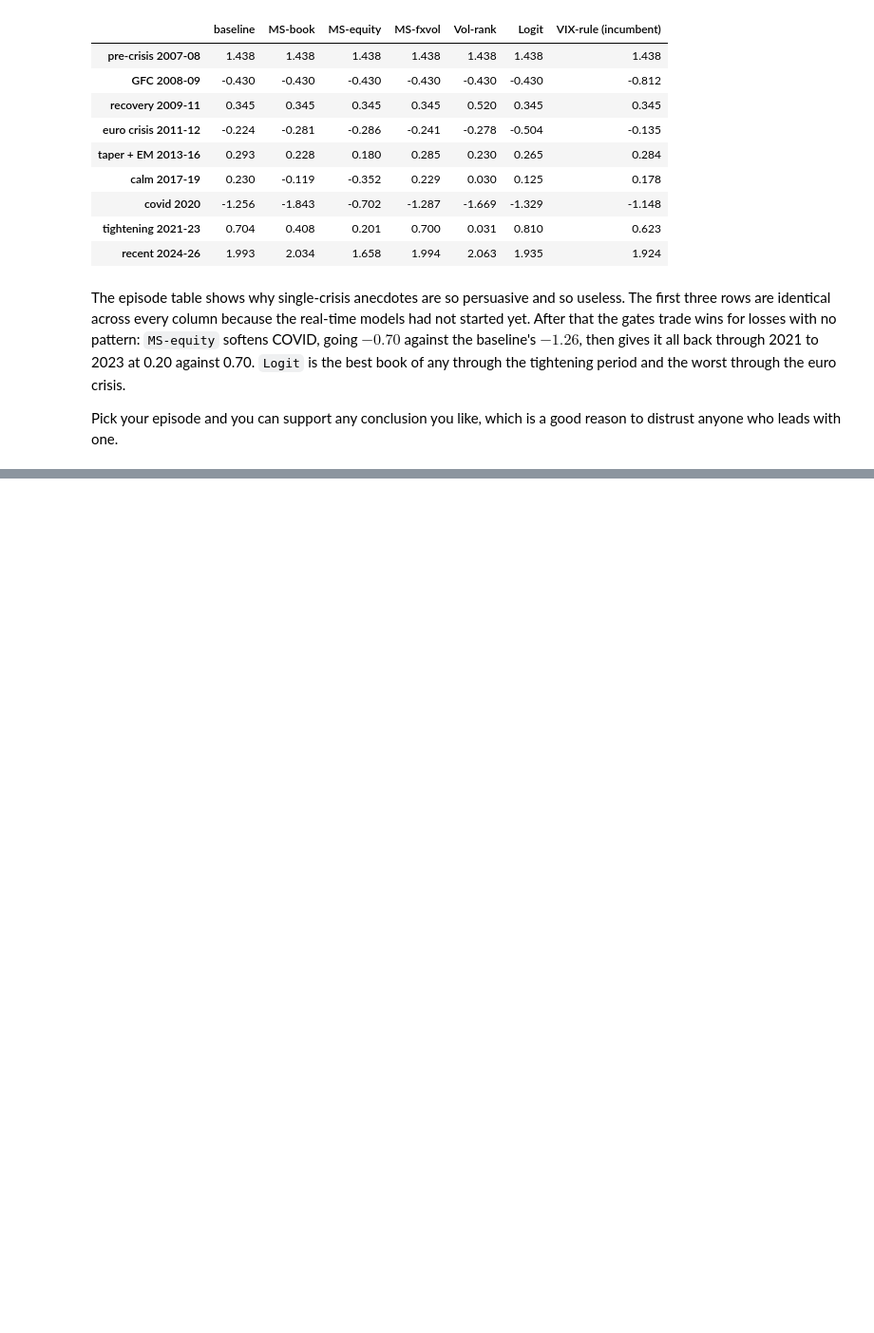
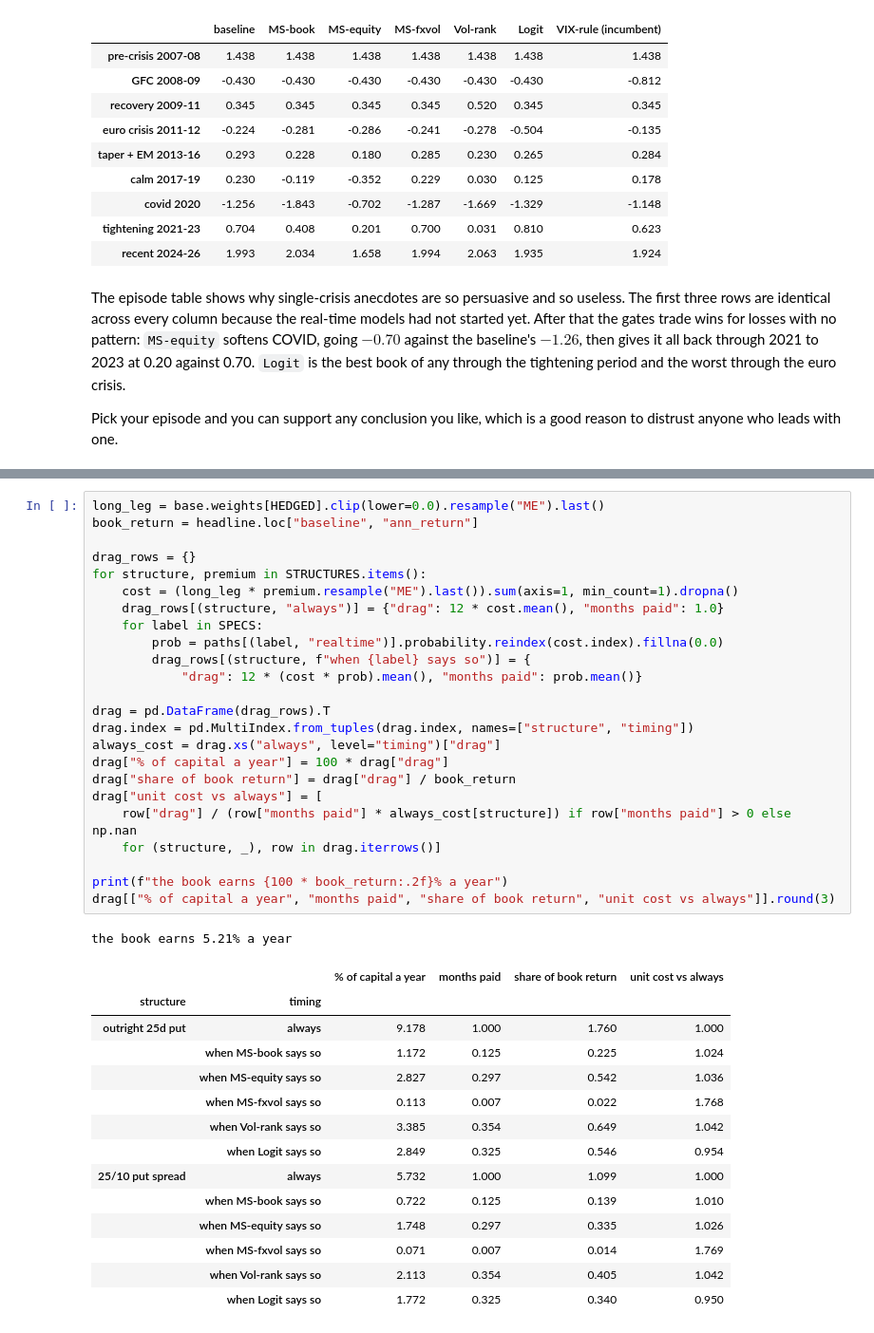
Before and after one commit to theoyuanlee/FX_Carry_26_Summer_PL, a Jupyter notebook: dafu/regime_switching_carry.ipynb, the cells around one changed output, grey strips where cells are left out. Shown at 95% size. Cells and saved outputs as stored; diff of their text form; blank space fills up the shorter version.

```diff
--- a/dafu/regime_switching_carry.ipynb
+++ b/dafu/regime_switching_carry.ipynb
@@ -856,0 +977,40 @@ distrust anyone who leads with one.
+# %%
+long_leg = base.weights[HEDGED].clip(lower=0.0).resample("ME").last()
+book_return = headline.loc["baseline", "ann_return"]
+
+drag_rows = {}
+for structure, premium in STRUCTURES.items():
+    cost = (long_leg * premium.resample("ME").last()).sum(axis=1, min_count=1).dropna()
+    drag_rows[(structure, "always")] = {"drag": 12 * cost.mean(), "months paid": 1.0}
+    for label in SPECS:
+        prob = paths[(label, "realtime")].probability.reindex(cost.index).fillna(0.0)
+        drag_rows[(structure, f"when {label} says so")] = {
+            "drag": 12 * (cost * prob).mean(), "months paid": prob.mean()}
+
+drag = pd.DataFrame(drag_rows).T
+drag.index = pd.MultiIndex.from_tuples(drag.index, names=["structure", "timing"])
+always_cost = drag.xs("always", level="timing")["drag"]
+drag["% of capital a year"] = 100 * drag["drag"]
+drag["share of book return"] = drag["drag"] / book_return
+drag["unit cost vs always"] = [
+    row["drag"] / (row["months paid"] * always_cost[structure]) if row["months paid"] > 0 else np.nan
+    for (structure, _), row in drag.iterrows()]
+
+print(f"the book earns {100 * book_return:.2f}% a year")
+drag[["% of capital a year", "months paid", "share of book return", "unit cost vs always"]].round(3)
+# %% [output]
+the book earns 5.21% a year
+|  |  | % of capital a year | months paid | share of book return | unit cost vs always |
+| structure | timing |  |  |  |  |
+| outright 25d put | always | 9.178 | 1.000 | 1.760 | 1.000 |
+|  | when MS-book says so | 1.172 | 0.125 | 0.225 | 1.024 |
+|  | when MS-equity says so | 2.827 | 0.297 | 0.542 | 1.036 |
+|  | when MS-fxvol says so | 0.113 | 0.007 | 0.022 | 1.768 |
+|  | when Vol-rank says so | 3.385 | 0.354 | 0.649 | 1.042 |
+|  | when Logit says so | 2.849 | 0.325 | 0.546 | 0.954 |
+| 25/10 put spread | always | 5.732 | 1.000 | 1.099 | 1.000 |
+|  | when MS-book says so | 0.722 | 0.125 | 0.139 | 1.010 |
+|  | when MS-equity says so | 1.748 | 0.297 | 0.335 | 1.026 |
+|  | when MS-fxvol says so | 0.071 | 0.007 | 0.014 | 1.769 |
+|  | when Vol-rank says so | 2.113 | 0.354 | 0.405 | 1.042 |
+|  | when Logit says so | 1.772 | 0.325 | 0.340 | 0.950 |
```
Also changed, not shown: parts of 12 cells of this notebook, 5 other files.
